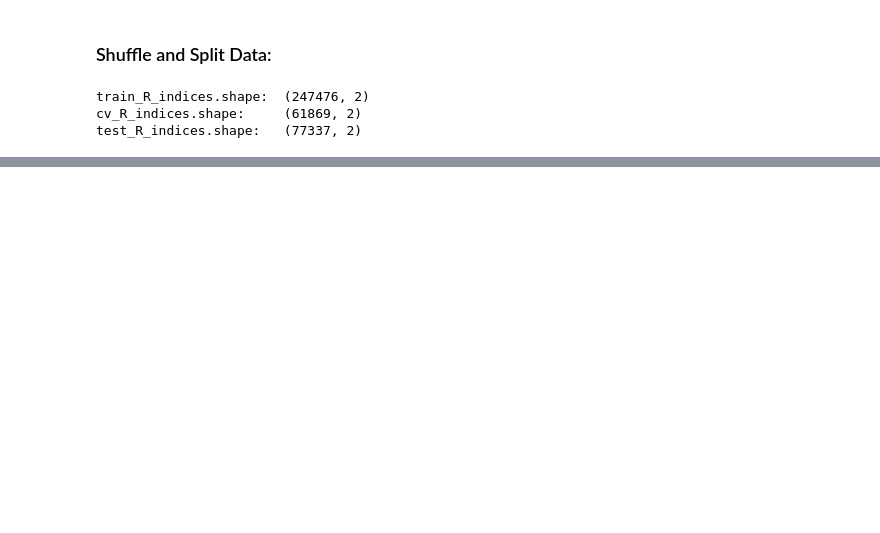
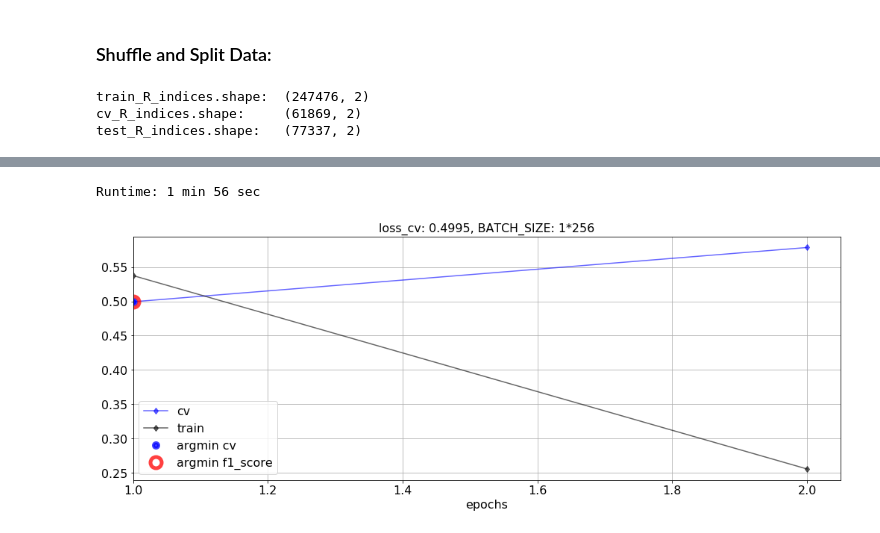
Before and after one commit to Pseud0n1nja/VentureHub, a Jupyter notebook: main_DL.ipynb, the cells around one changed output, grey strips where cells are left out. Cells and saved outputs as stored; diff of their text form; code cells hidden in the pictures; blank space fills up the shorter version.

```diff
--- a/main_DL.ipynb
+++ b/main_DL.ipynb
@@ -251,18 +274,32 @@ Runtime: 36 min 52 sec
 # %%
 ### Restore session variables from disk:
 
+# Restore the weights of the best model to be able to calculate
+# the loss function, precision and recall on CV and test sets.
 start = time.time()
 # .................................................
 sess = tf.Session()
 saver = tf.train.Saver()
-saver.restore(sess, "saved_models/best_model.ckpt")
-preds_cv, _mae_cv = evaluate_preds_and_mae(
-                                    sess, cv_R, cv_R_indices, n_investors, n_input, y_pred, X, y, BATCH_SIZE)
-preds_test, _mae_test = evaluate_preds_and_mae(
-                                    sess, test_R, test_R_indices, n_investors, n_input, y_pred, X, y, BATCH_SIZE)
+saver.restore(sess, 'saved_models/DL_models/best_model.ckpt')
+preds_cv, _loss_cv = evaluate_preds_and_loss(
+                                    sess, cv_R, cv_R_indices, loss_op, y_pred_op, X, y,
+                                    BATCH_SIZE, n_investors, n_input)
+preds_test, _loss_test = evaluate_preds_and_loss(
+                                    sess, test_R, test_R_indices, loss_op, y_pred_op, X, y,
+                                    BATCH_SIZE, n_investors, n_input)
 sess.close()
 # .................................................
+# Load the results of the last epoch to plot the loss functions and
+with open('saved_models/loss_train_and_cv.pkl','rb') as f:
+    loss_train_arr, loss_cv_arr, batch = pickle.load(f)
+
+plotter(loss_cv_arr, loss_train_arr, batch)
+
+# .................................................
 print_runtime(start)
+# %% [output]
+Runtime: 1 min 56 sec
+[figure, added]
 # %%
 ### Calculate and plot, precision, recall, f1_score and ROC curve.
 
```
Also changed, not shown: parts of 13 cells of this notebook, 2 other files.
